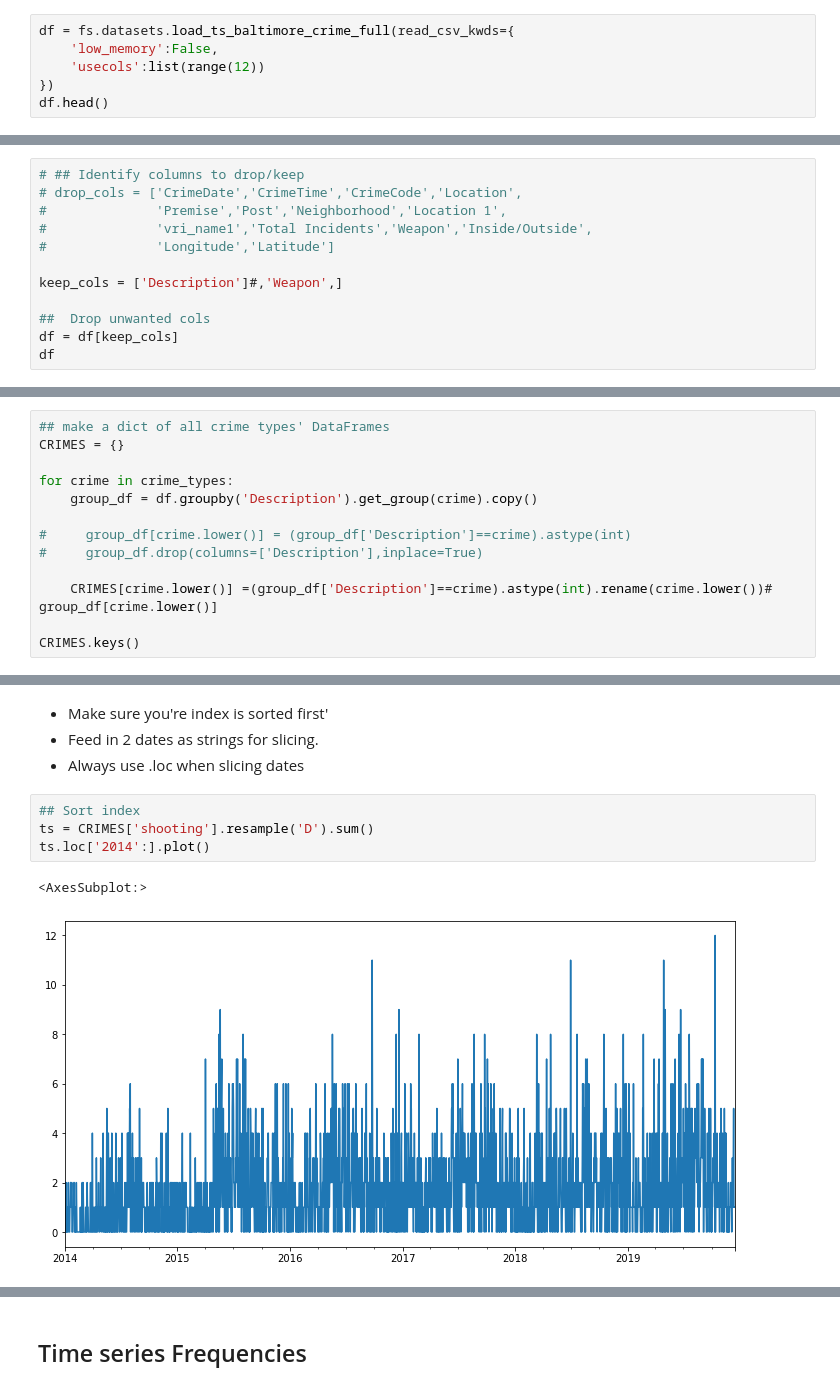
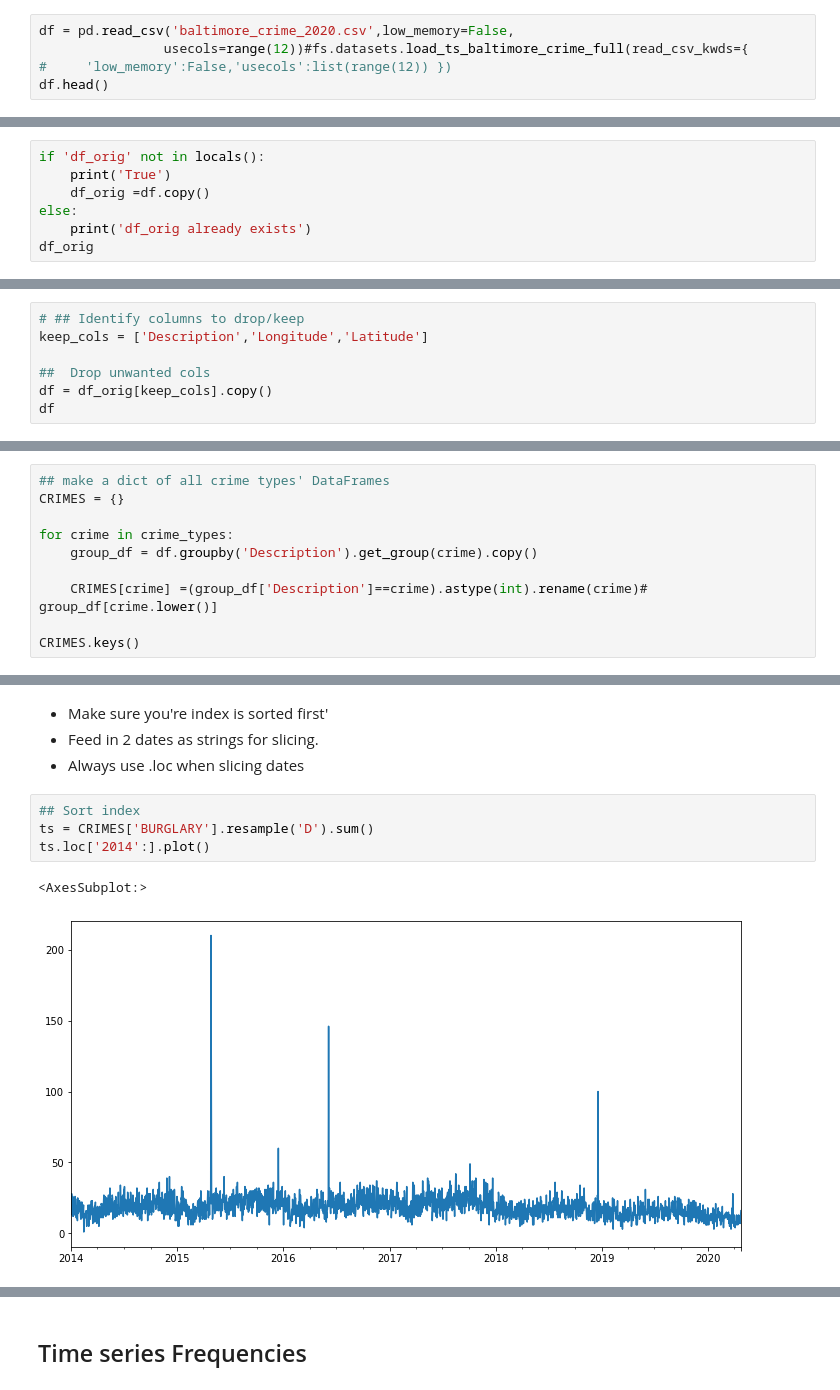
Before and after one commit to jirvingphd/fsds_070620_FT, a Jupyter notebook: Mod_4/sect_37_intro_to_time_series/sect_37_pt1_intro_to_time_series_crime-WIP-070620FT.ipynb, the cells around one changed output, grey strips where cells are left out. Cells and saved outputs as stored; diff of their text form.

```diff
--- a/Mod_4/sect_37_intro_to_time_series/sect_37_pt1_intro_to_time_series_crime-WIP-070620FT.ipynb
+++ b/Mod_4/sect_37_intro_to_time_series/sect_37_pt1_intro_to_time_series_crime-WIP-070620FT.ipynb
@@ -51,10 +44,9 @@ mpl.rcParams['figure.figsize'] = (12,6)
 # %% [markdown]
 ### Creating a Time Series from a DataFrame
 # %%
-df = fs.datasets.load_ts_baltimore_crime_full(read_csv_kwds={
-    'low_memory':False,
-    'usecols':list(range(12))
-})
+df = pd.read_csv('baltimore_crime_2020.csv',low_memory=False,
+                usecols=range(12))#fs.datasets.load_ts_baltimore_crime_full(read_csv_kwds={
+#     'low_memory':False,'usecols':list(range(12)) })
 df.head()
 # %% [output]
 |  | CrimeDate | CrimeTime | CrimeCode | Location | Description | Inside/Outside | Weapon | Post | District | ... |
@@ -148,0 +120,7 @@ df.head()
+# %%
+if 'df_orig' not in locals():
+    print('True')
+    df_orig =df.copy()
+else:
+    print('df_orig already exists')
+df_orig
@@ -149,13 +142,8 @@ df.head()
 # %%
 # ## Identify columns to drop/keep
-# drop_cols = ['CrimeDate','CrimeTime','CrimeCode','Location',
-#              'Premise','Post','Neighborhood','Location 1',
-#              'vri_name1','Total Incidents','Weapon','Inside/Outside',
-#              'Longitude','Latitude']
-
-keep_cols = ['Description']#,'Weapon',]
+keep_cols = ['Description','Longitude','Latitude']
 
 ##  Drop unwanted cols
-df = df[keep_cols]
+df = df_orig[keep_cols].copy()
 df
 # %% [output]
@@ -206,10 +232,7 @@ CRIMES = {}
 for crime in crime_types:
     group_df = df.groupby('Description').get_group(crime).copy()
 
-#     group_df[crime.lower()] = (group_df['Description']==crime).astype(int)
-#     group_df.drop(columns=['Description'],inplace=True)
-
-    CRIMES[crime.lower()] =(group_df['Description']==crime).astype(int).rename(crime.lower())# group_df[crime.lower()]
+    CRIMES[crime] =(group_df['Description']==crime).astype(int).rename(crime)# group_df[crime.lower()]
 
 CRIMES.keys()
 # %% [output]
@@ -279,8 +305,8 @@ ax.legend()
 - Always use .loc when slicing dates
 # %%
 ## Sort index
-ts = CRIMES['shooting'].resample('D').sum()
+ts = CRIMES['BURGLARY'].resample('D').sum()
 ts.loc['2014':].plot()
 # %% [output]
 <AxesSubplot:>
-[figure, old version]
+[figure, new version]
```
Also changed, not shown: parts of 58 cells of this notebook, 2 other files.
